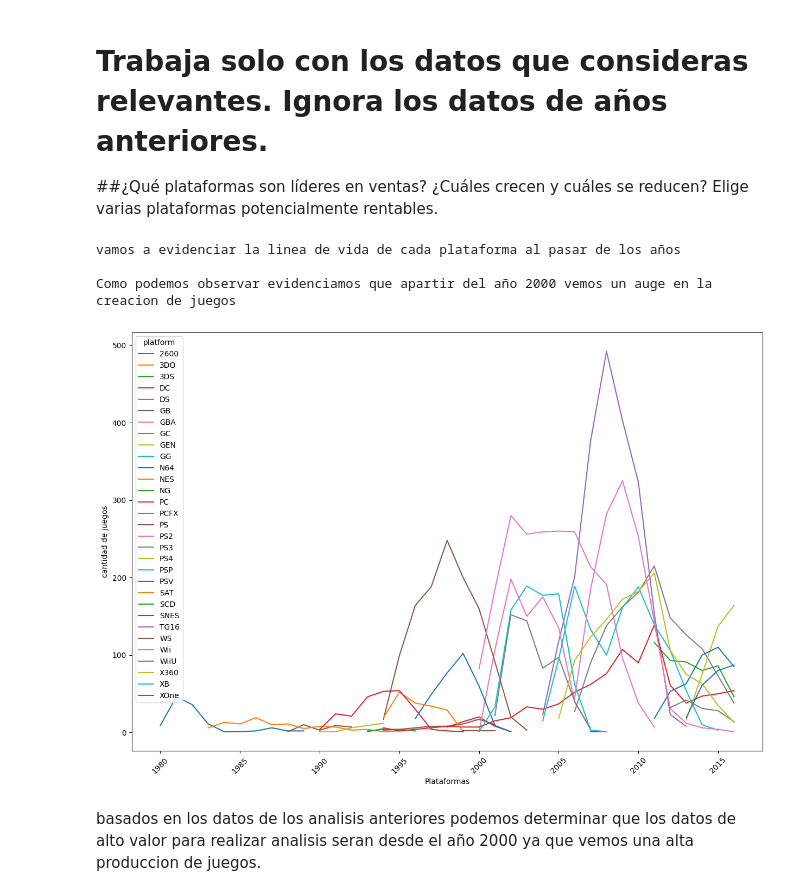
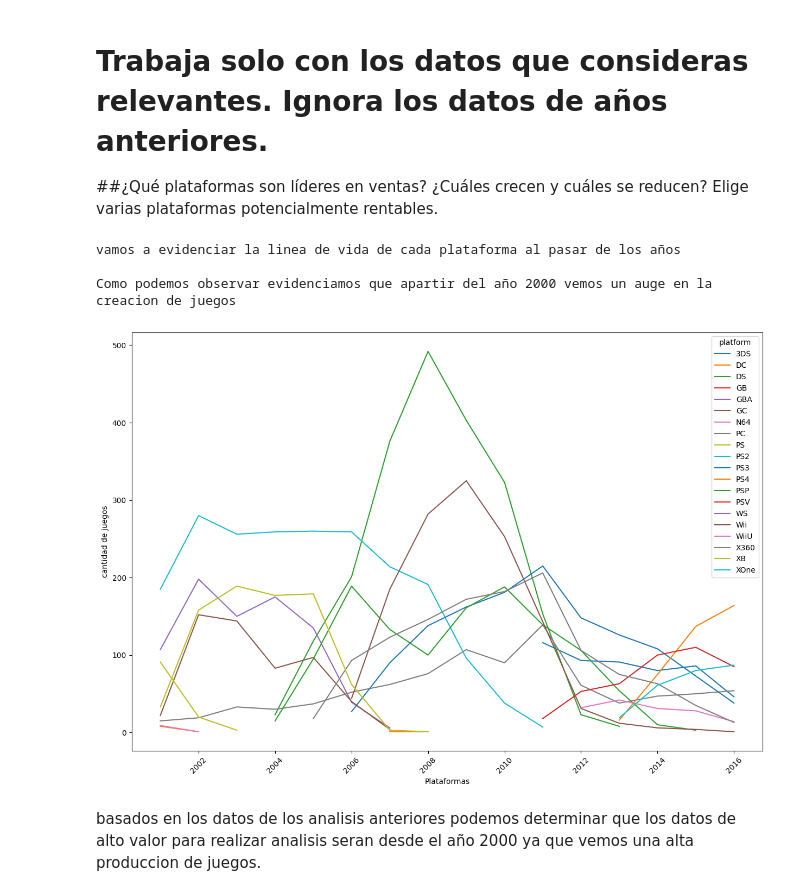
Before and after one commit to Nicobpm/selled_games_around_the_world, a Jupyter notebook: Proyect_games.ipynb, the cells around one changed output. Cells and saved outputs as stored; diff of their text form; code cells hidden in the pictures.

```diff
--- a/Proyect_games.ipynb
+++ b/Proyect_games.ipynb
@@ -254,26 +254,26 @@ El promedio de los años de vida de una plataforma es de 7.612903225806452entre
 # %%
 #se crea el dataframe para contener la informacion necesaria para la grafica
 #comparativa de venta de juegos por año y plataforma
 
 tabla_JUEGOS_por_año = df.groupby(["year_of_release", "platform"])[
-    "name"].count().reset_index().query("year_of_release > 0")
+    "name"].count().reset_index().query("year_of_release > 2000")
 
 ventas_por_plataforma_año = pd.pivot_table(
     tabla_JUEGOS_por_año, index="year_of_release", columns="platform", values="name", aggfunc="sum")
 
 ventas_por_plataforma_año.plot.line(figsize=[15,10],
                          xlabel="Plataformas",
                          ylabel="cantidad de juegos",
                          rot=45,)
 
 print("vamos a evidenciar la linea de vida de cada plataforma al pasar de los años")
 print()
 print("Como podemos observar evidenciamos que apartir del año 2000 vemos un auge en la creacion de juegos ")
 # %% [output]
 vamos a evidenciar la linea de vida de cada plataforma al pasar de los años
 
 Como podemos observar evidenciamos que apartir del año 2000 vemos un auge en la creacion de juegos
-[figure, old version]
+[figure, new version]
 # %% [markdown]
 basados en los datos de los analisis anteriores podemos determinar que los datos de alto valor para realizar analisis seran desde el año 2000 ya que vemos una alta produccion de juegos.
 # %% [markdown]
```
